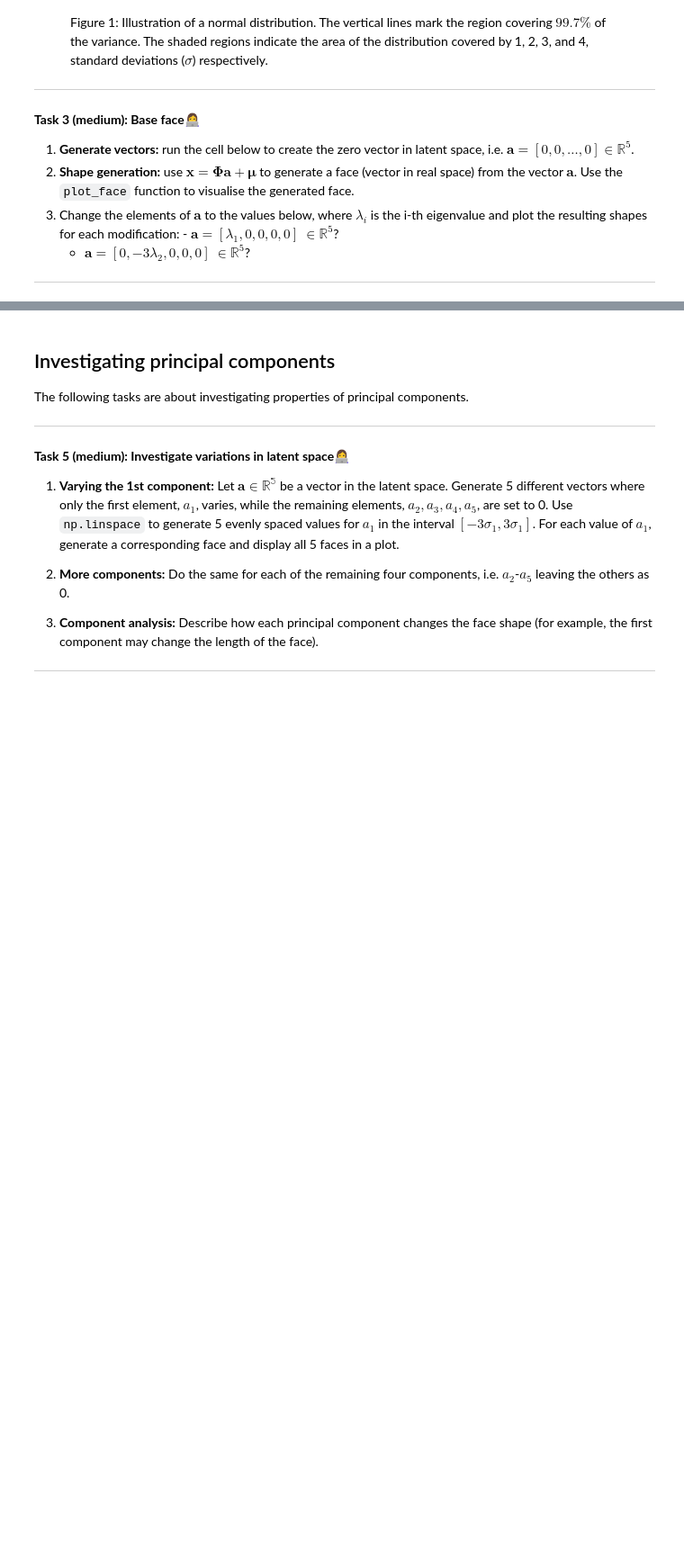
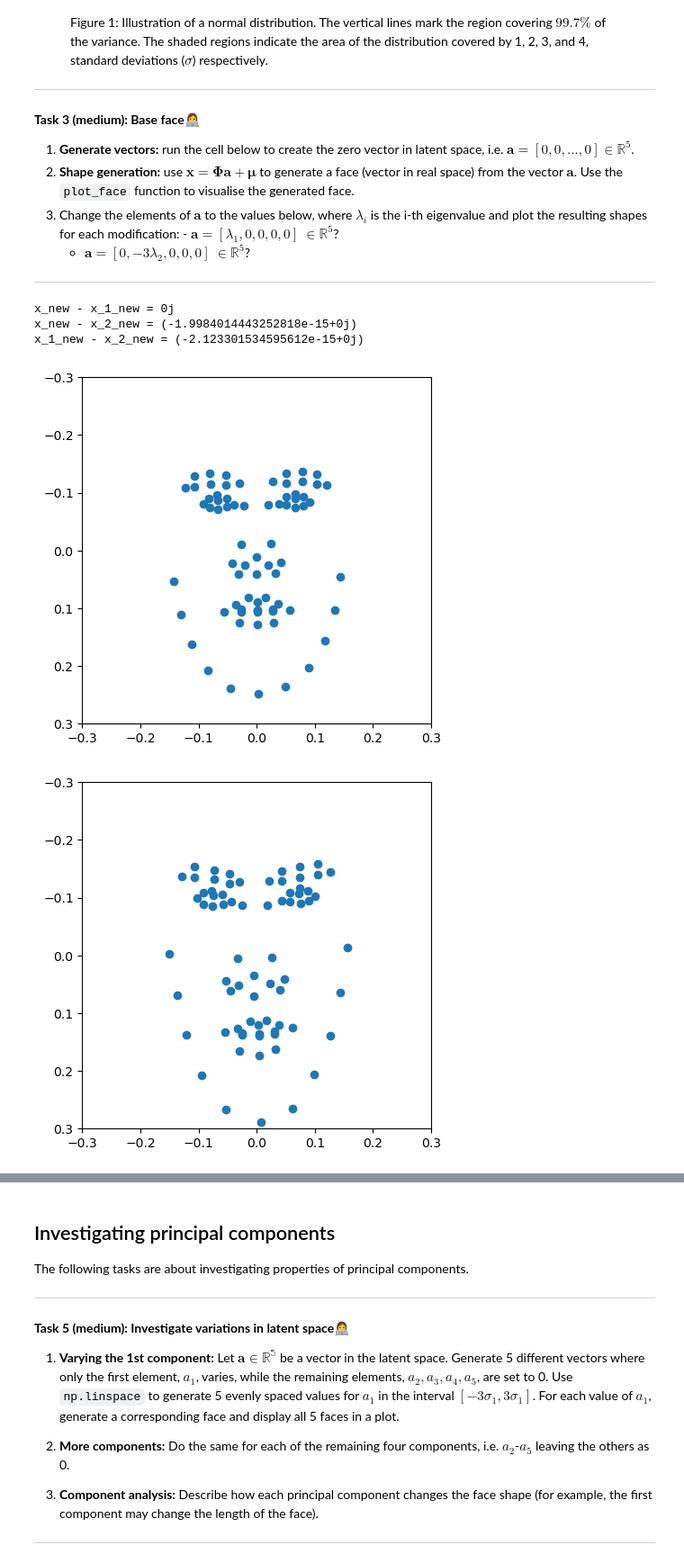
Before and after one commit to SirSorensen/IML-Group36, a Jupyter notebook: W11/02-shape_generation.ipynb, the cells around one changed output, grey strips where cells are left out. Shown at 90% size. Drawn from its saved outputs; the diff is of its cells as text; code cells hidden in the pictures; blank space fills up the shorter version.

```diff
--- a/W11/02-shape_generation.ipynb
+++ b/W11/02-shape_generation.ipynb
@@ -211,6 +228,31 @@ area of the distribution covered by 1, 2, 3, and 4, standard deviations
 
 ---
 # %%
+def gen_face(np_array : np.ndarray) -> np.ndarray:
+    new_np_array = transform_from_latent_space([np_array], used, mu)
+    for face in new_np_array:
+        plot_face(face)
+    return new_np_array
+
 a = np.array([0,0,0,0,0])
+x_new = gen_face(a)
+
+
+a_1 = np.array([np.sqrt(val[0])*-4, 0, 0, 0, 0])
+x_1_new = gen_face(a_1)
+
+a_2 = np.array([0, -4 * np.sqrt(val[1]), 0, 0, 0])
+x_2_new = gen_face(a_2)
+
+
+print(f"x_new - x_1_new = {np.sum(np.array(x_new) - np.array(x_1_new))}")
+print(f"x_new - x_2_new = {np.sum(np.array(x_new) - np.array(x_2_new))}")
+print(f"x_1_new - x_2_new = {np.sum(np.array(x_1_new) - np.array(x_2_new))}")
 
 # Write your implementation here.
+# %% [output]
+x_new - x_1_new = 0j
+x_new - x_2_new = (-1.9984014443252818e-15+0j)
+x_1_new - x_2_new = (-2.123301534595612e-15+0j)
+[figure, added]
+[figure, added]
```
Also changed, not shown: parts of 14 cells of this notebook.
